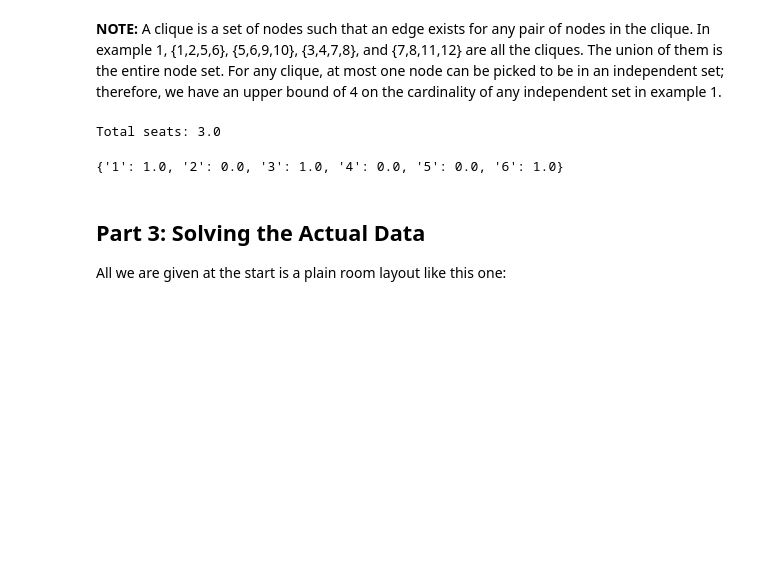
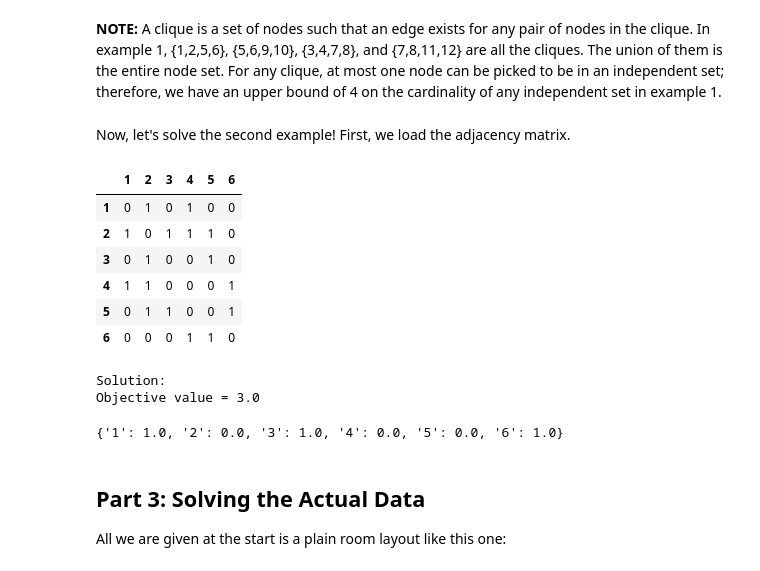
Before and after one commit to engri-1101/textbook, a Jupyter notebook: seat_packing/seat_packing_lab_key.ipynb, the cells around one changed output. Drawn from its saved outputs; the diff is of its cells as text; code cells hidden in the pictures; blank space fills up the shorter version.

```diff
--- a/seat_packing/seat_packing_lab_key.ipynb
+++ b/seat_packing/seat_packing_lab_key.ipynb
@@ -153,12 +182,27 @@ Total seats: 4.0
 **A:** <font color='blue'>4 seats could be used (1, 4, 9, 12)</font>
 # %% [markdown]
 **NOTE:** A clique is a set of nodes such that an edge exists for any pair of nodes in the clique. In example 1, {1,2,5,6}, {5,6,9,10}, {3,4,7,8}, and {7,8,11,12} are all the cliques. The union of them is the entire node set. For any clique, at most one node can be picked to be in an independent set; therefore, we have an upper bound of 4 on the cardinality of any independent set in example 1.
-# %%
-# Find the optimal solution to our second example
-MIS(V2, E2)
-# %% [output]
-Total seats: 3.0
-{'1': 1.0, '2': 0.0, '3': 1.0, '4': 0.0, '5': 0.0, '6': 1.0}
+# %% [markdown]
+Now, let's solve the second example! First, we load the adjacency matrix.
+# %%
+mis_small_example = pd.read_csv('data/mis_small_example.csv',index_col=0).astype(int)
+mis_small_example.columns = mis_small_example.columns.astype(int)
+display(mis_small_example)
+# %% [output]
+|  | 1 | 2 | 3 | 4 | 5 | 6 |
+| 1 | 0 | 1 | 0 | 1 | 0 | 0 |
+| 2 | 1 | 0 | 1 | 1 | 1 | 0 |
+| 3 | 0 | 1 | 0 | 0 | 1 | 0 |
+| 4 | 1 | 1 | 0 | 0 | 0 | 1 |
+| 5 | 0 | 1 | 1 | 0 | 0 | 1 |
+| 6 | 0 | 0 | 0 | 1 | 1 | 0 |
+# %%
+m,x = mis(mis_small_example, integer=True)
+solve(m)
+# %% [output]
+Solution:
+Objective value = 3.0
+{'1': 1.0, '2': 0.0, '3': 1.0, '4': 0.0, '5': 0.0, '6': 1.0}
 # %% [markdown]
 ## Part 3: Solving the Actual Data
 
```
Also changed, not shown: parts of 17 cells of this notebook, 6 other files.
